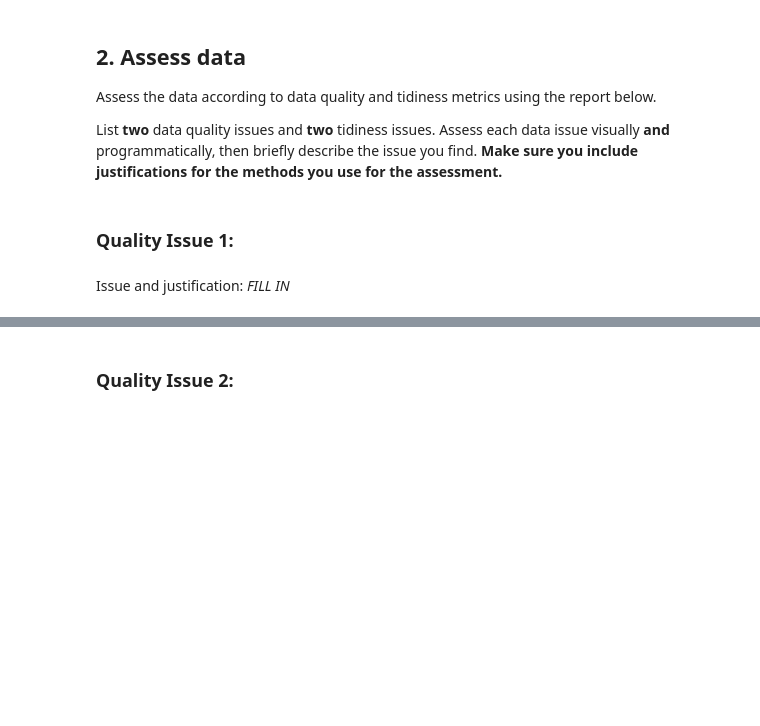
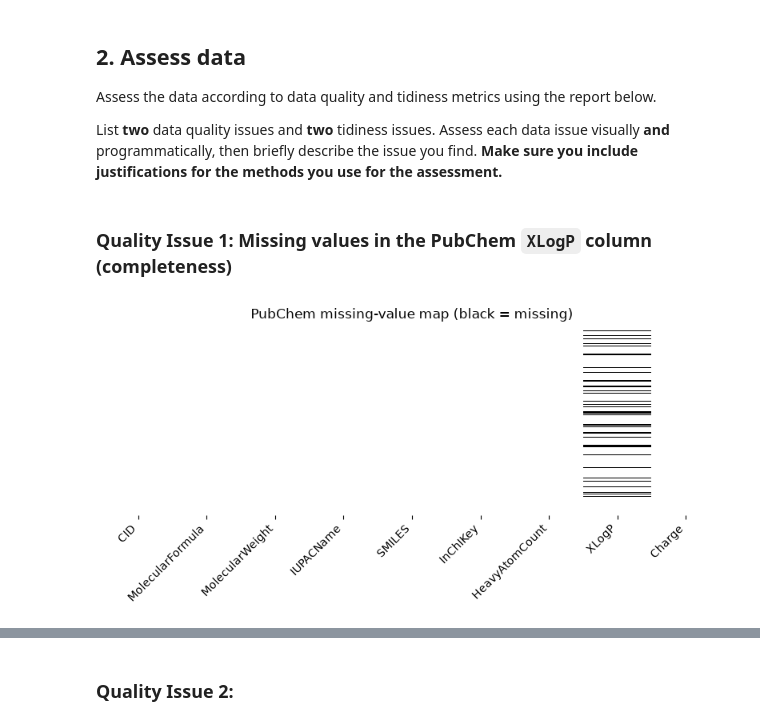
Before and after one commit to thebreadishard/udacity-data-wrangling, a Jupyter notebook: Data_Wrangling_Project_Starter.ipynb, the cells around one changed output, grey strips where cells are left out. Cells and saved outputs as stored; diff of their text form; code cells hidden in the pictures; blank space fills up the shorter version.

Commit message:
Assess Quality Issue 1 (missing XLogP) with seaborn missingness heatmap; enable inline plotting

```diff
--- a/Data_Wrangling_Project_Starter.ipynb
+++ b/Data_Wrangling_Project_Starter.ipynb
@@ -286,4 +291,4 @@ Assess the data according to data quality and tidiness metrics using the report
 
 List **two** data quality issues and **two** tidiness issues. Assess each data issue visually **and** programmatically, then briefly describe the issue you find.  **Make sure you include justifications for the methods you use for the assessment.**
 # %% [markdown]
-### Quality Issue 1:
+### Quality Issue 1: Missing values in the PubChem `XLogP` column (completeness)
@@ -294,2 +295,16 @@ List **two** data quality issues and **two** tidiness issues. Assess each data i
-# %% [markdown]
-Issue and justification: *FILL IN*
+# %%
+# Visual inspection: a missingness heatmap gives a one-shot overview of where values are
+# missing across the whole PubChem dataframe (similar to missingno's matrix plot). Each
+# row is a compound and each column a variable; missing cells show as black bands. XLogP
+# is the one column with visible gaps.
+fig, ax = plt.subplots(figsize=(8, 4))
+sns.heatmap(df_pubchem.isna(), cbar=False, cmap="Greys", yticklabels=False, ax=ax)
+ax.set_title("PubChem missing-value map (black = missing)")
+plt.xticks(rotation=45, ha="right")
+plt.tight_layout()
+plt.show()
+
+# A closer look at the specific rows where XLogP is missing:
+df_pubchem[df_pubchem["XLogP"].isna()].head(10)
+# %% [output]
+[figure, added]
```
Also changed, not shown: parts of 6 cells of this notebook.
